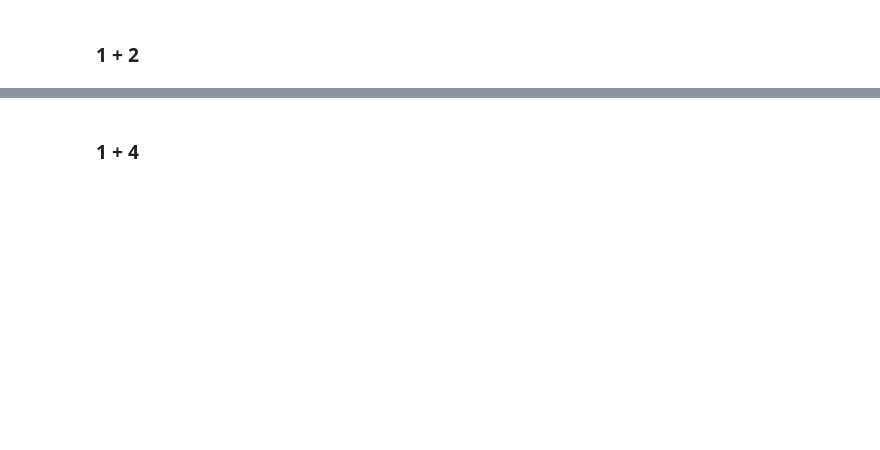
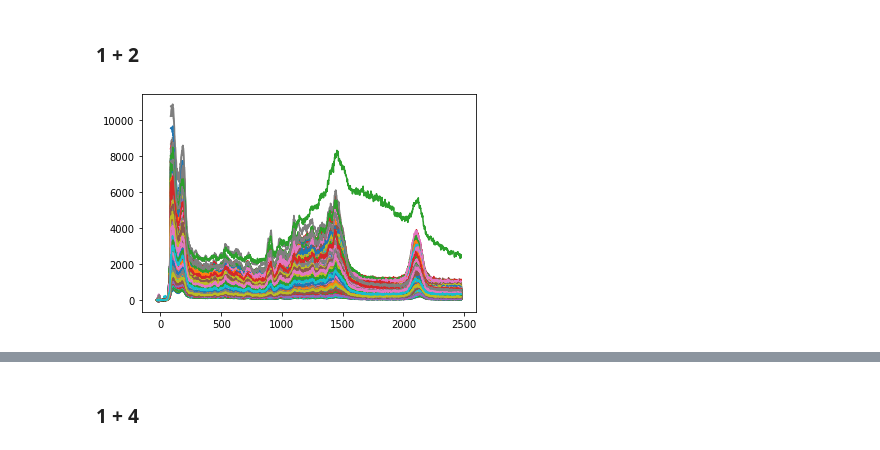
Before and after one commit to anva-kn/Raman, a Jupyter notebook: pytorch_classification.ipynb, the cells around one changed output, grey strips where cells are left out. Cells and saved outputs as stored; diff of their text form; code cells hidden in the pictures; blank space fills up the shorter version.

```diff
--- a/pytorch_classification.ipynb
+++ b/pytorch_classification.ipynb
@@ -175,3 +204,11 @@ car_thia_collected_preprocessed = np.zeros((7500, 1600))
 car_thia_collected_preprocessed[0:2500] = rpd.remove_cosmic_rays(car_thia_batch1_3min_mapping, 7)
 car_thia_collected_preprocessed[2500:5000] = rpd.remove_cosmic_rays(car_thia_batch2_3min_mapping, 7)
 car_thia_collected_preprocessed[5000:] = rpd.remove_cosmic_rays(car_thia_batch3_3min_mapping, 7)
+# %%
+car_thia_collected_preprocessed = rpd.remove_cosmic_rays(car_thia_collected_preprocessed, 10)
+# %%
+for i in range(len(car_collected_preprocessed)):
+    plt.plot(f_sup, car_thia_collected_preprocessed[i])
+plt.show()
+# %% [output]
+[figure, added]
```
Also changed, not shown: parts of 32 cells of this notebook, 1 other file.
